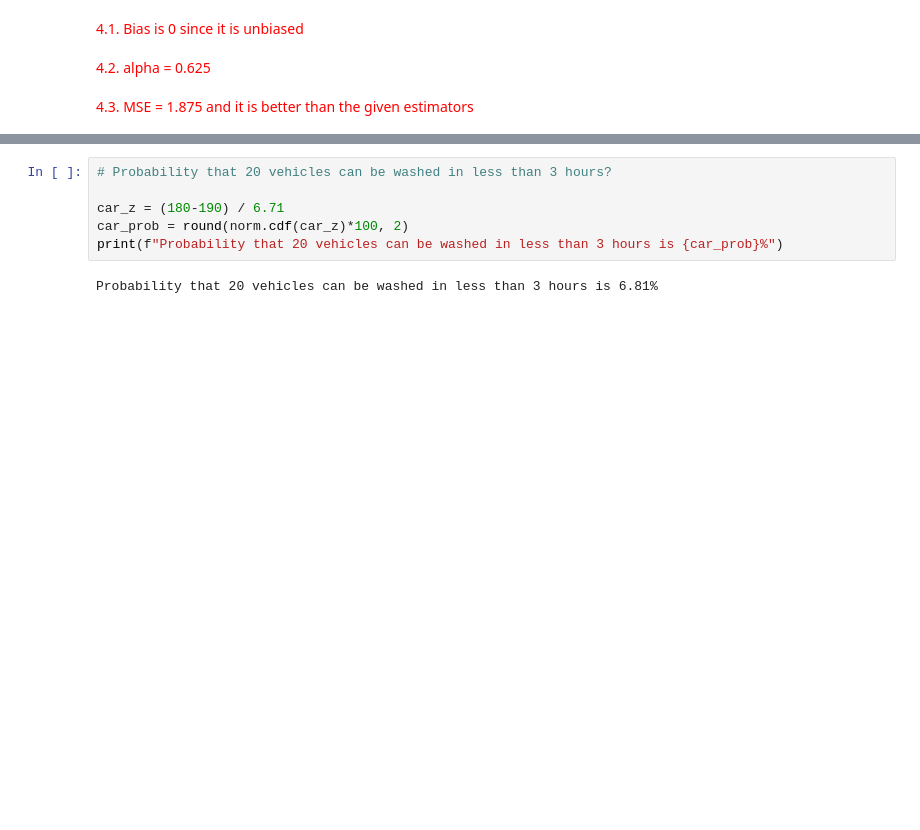
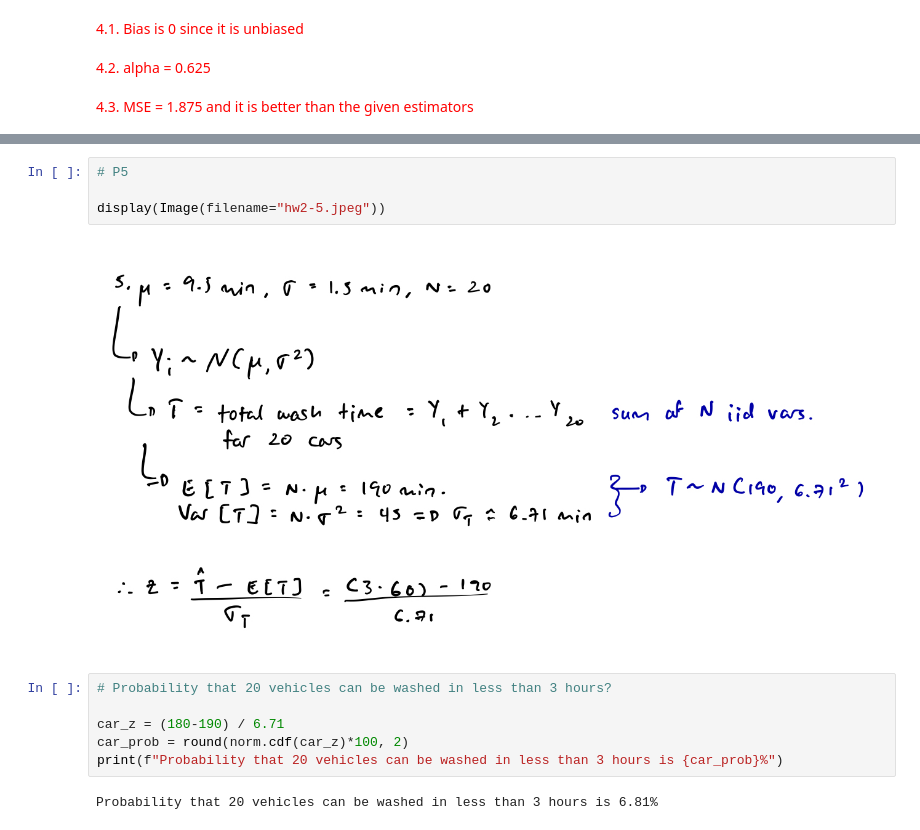
Before and after one commit to rajeev-t/stats-n-ds-4engineers, a Jupyter notebook: HW2/sdse_hw2_raj.ipynb, the cells around one changed output, grey strips where cells are left out. Drawn from its saved outputs; the diff is of its cells as text; blank space fills up the shorter version.

```diff
--- a/HW2/sdse_hw2_raj.ipynb
+++ b/HW2/sdse_hw2_raj.ipynb
@@ -231,3 +238,9 @@ est_var_est3 = sy.solve(est_var_est3_eq, est_alpha)
+# %%
+# P5
+
+display(Image(filename="hw2-5.jpeg"))
+# %% [output]
+[figure, added]
 # %%
 # Probability that 20 vehicles can be washed in less than 3 hours?
 
```
Also changed, not shown: parts of 7 cells of this notebook, 1 other file.
